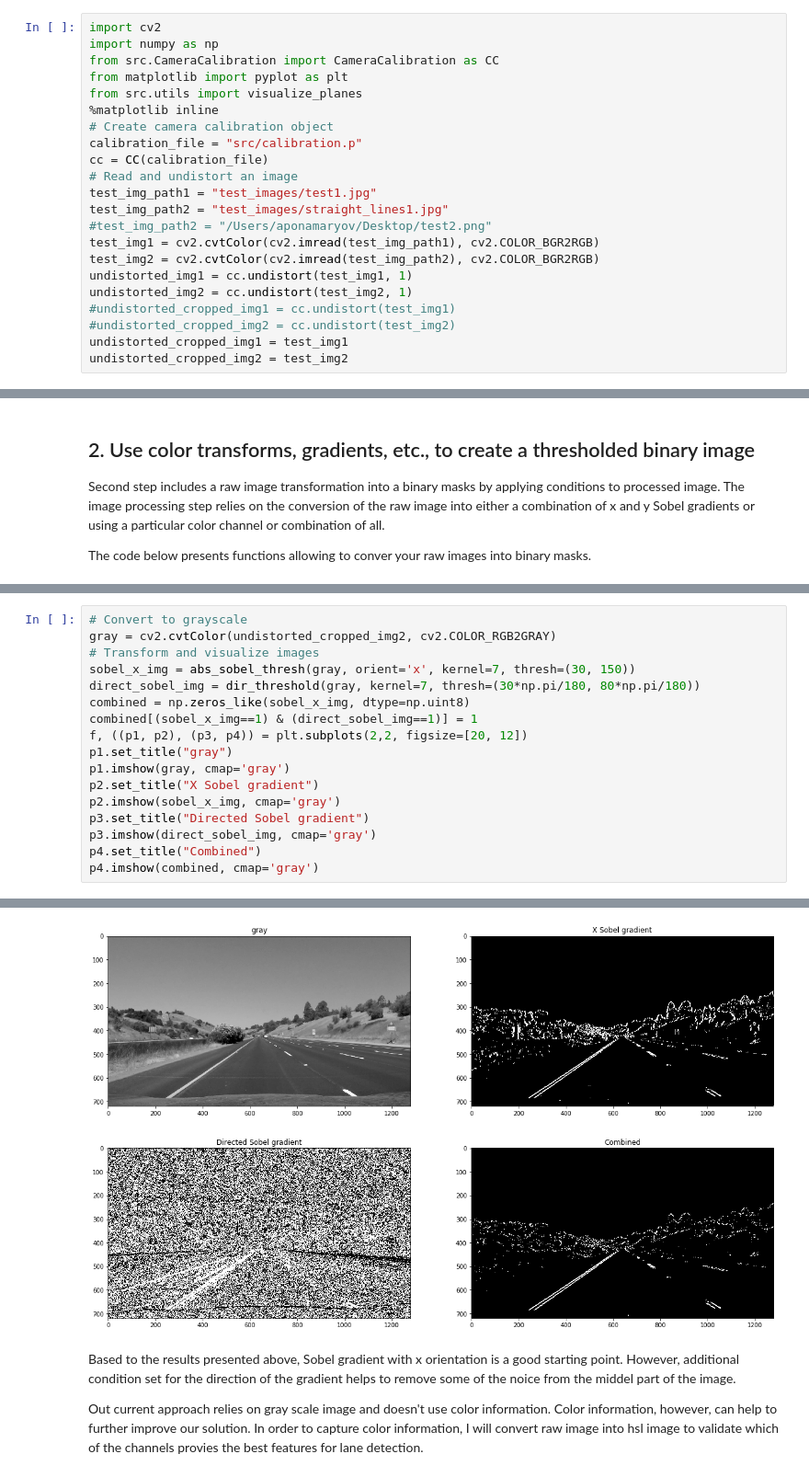
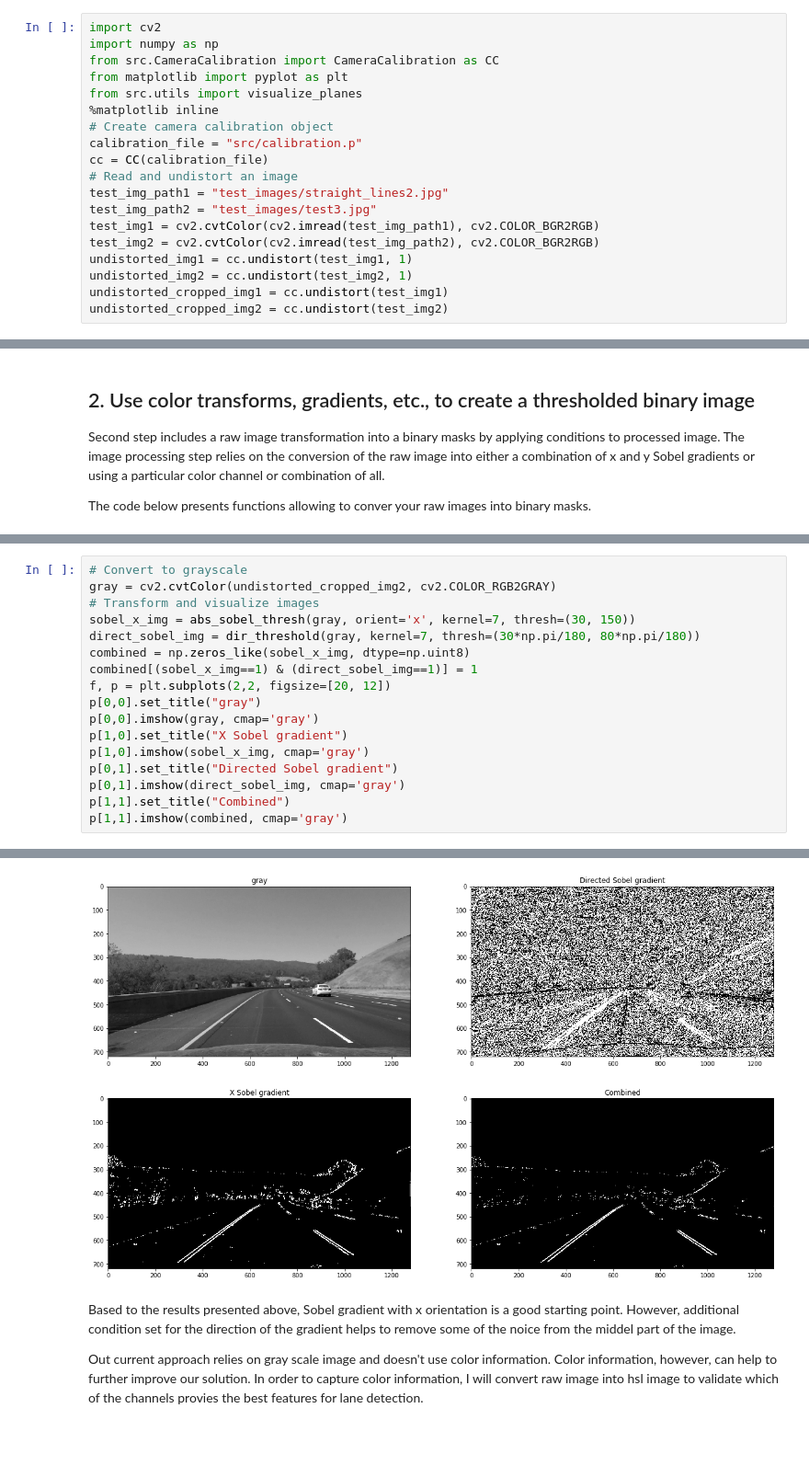
Before and after one commit to aponamarev/CarND-Advanced-Lane-Lines, a Jupyter notebook: advanced_paths_finding.ipynb, the cells around one changed output, grey strips where cells are left out. Shown at 92% size. Cells and saved outputs as stored; diff of their text form; blank space fills up the shorter version.

```diff
--- a/advanced_paths_finding.ipynb
+++ b/advanced_paths_finding.ipynb
@@ -29,16 +29,13 @@ from src.utils import visualize_planes
 calibration_file = "src/calibration.p"
 cc = CC(calibration_file)
 # Read and undistort an image
-test_img_path1 = "test_images/test1.jpg"
-test_img_path2 = "test_images/straight_lines1.jpg"
-#test_img_path2 = "/Users/aponamaryov/Desktop/test2.png"
+test_img_path1 = "test_images/straight_lines2.jpg"
+test_img_path2 = "test_images/test3.jpg"
 test_img1 = cv2.cvtColor(cv2.imread(test_img_path1), cv2.COLOR_BGR2RGB)
 test_img2 = cv2.cvtColor(cv2.imread(test_img_path2), cv2.COLOR_BGR2RGB)
 undistorted_img1 = cc.undistort(test_img1, 1)
 undistorted_img2 = cc.undistort(test_img2, 1)
-#undistorted_cropped_img1 = cc.undistort(test_img1)
-#undistorted_cropped_img2 = cc.undistort(test_img2)
-undistorted_cropped_img1 = test_img1
-undistorted_cropped_img2 = test_img2
+undistorted_cropped_img1 = cc.undistort(test_img1)
+undistorted_cropped_img2 = cc.undistort(test_img2)
 # %%
 # Visualize resulting images
@@ -131,23 +65,23 @@ def dir_threshold(img, kernel=3, thresh=(0, np.pi / 2)):
 # %%
 # Convert to grayscale
 gray = cv2.cvtColor(undistorted_cropped_img2, cv2.COLOR_RGB2GRAY)
 # Transform and visualize images
 sobel_x_img = abs_sobel_thresh(gray, orient='x', kernel=7, thresh=(30, 150))
 direct_sobel_img = dir_threshold(gray, kernel=7, thresh=(30*np.pi/180, 80*np.pi/180))
 combined = np.zeros_like(sobel_x_img, dtype=np.uint8)
 combined[(sobel_x_img==1) & (direct_sobel_img==1)] = 1
-f, ((p1, p2), (p3, p4)) = plt.subplots(2,2, figsize=[20, 12])
-p1.set_title("gray")
-p1.imshow(gray, cmap='gray')
-p2.set_title("X Sobel gradient")
-p2.imshow(sobel_x_img, cmap='gray')
-p3.set_title("Directed Sobel gradient")
-p3.imshow(direct_sobel_img, cmap='gray')
-p4.set_title("Combined")
-p4.imshow(combined, cmap='gray')
+f, p = plt.subplots(2,2, figsize=[20, 12])
+p[0,0].set_title("gray")
+p[0,0].imshow(gray, cmap='gray')
+p[1,0].set_title("X Sobel gradient")
+p[1,0].imshow(sobel_x_img, cmap='gray')
+p[0,1].set_title("Directed Sobel gradient")
+p[0,1].imshow(direct_sobel_img, cmap='gray')
+p[1,1].set_title("Combined")
+p[1,1].imshow(combined, cmap='gray')
 # %% [output]
 <matplotlib.image.AxesImage at 0x...>
-[figure, old version]
+[figure, new version]
 # %% [markdown]
 Based to the results presented above, Sobel gradient with x orientation is a good starting point. However, additional condition set for the direction of the gradient helps to remove some of the noice from the middel part of the image.
 
```
Also changed, not shown: parts of 13 cells of this notebook, 1 other file.
